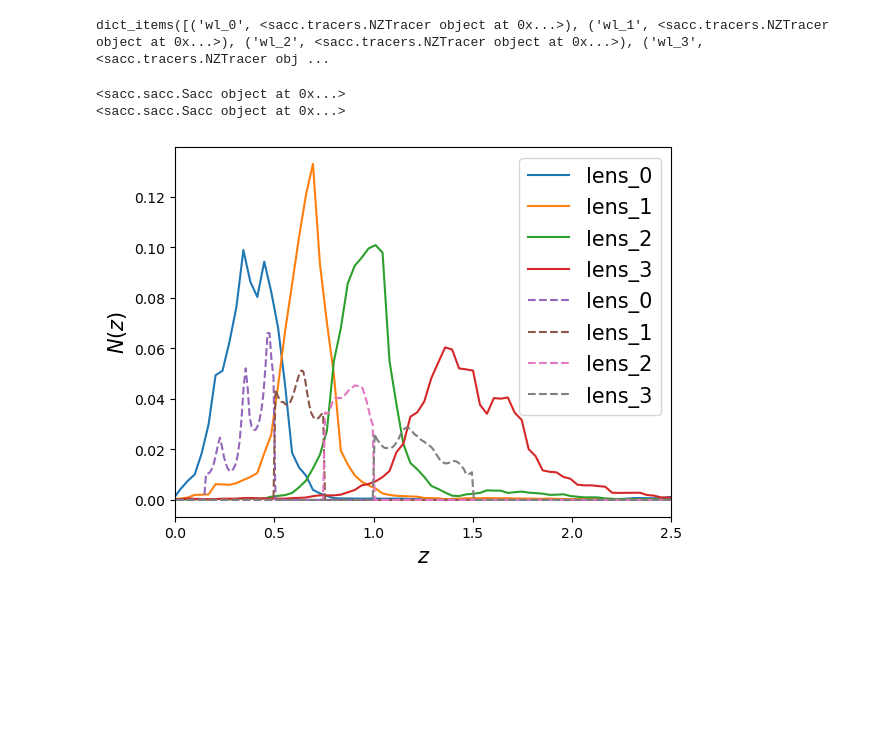
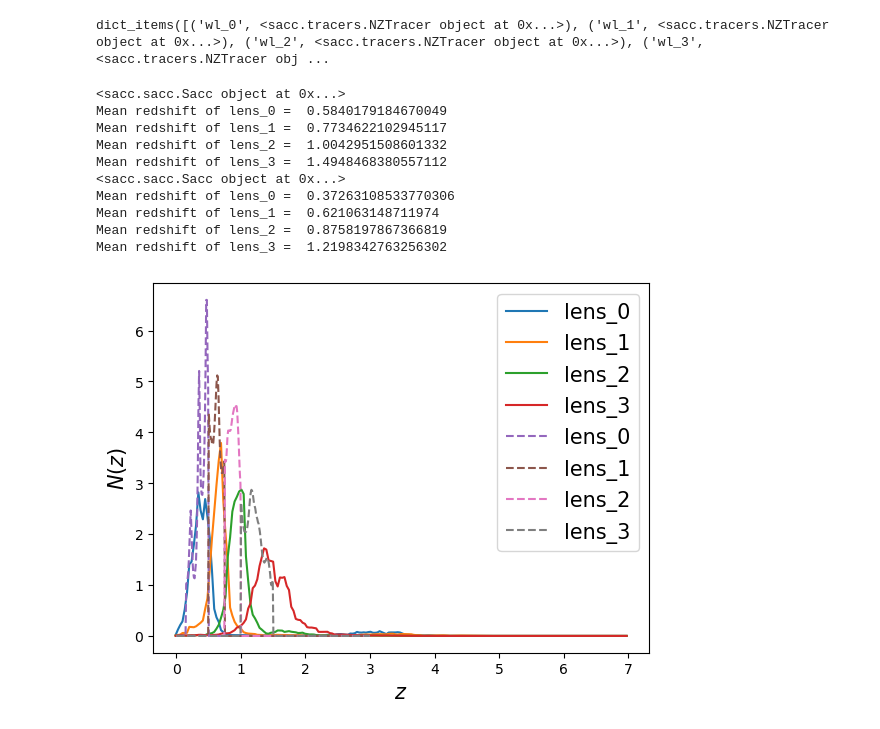
Before and after one commit to davsan06/HSC-PDR1-3x2pt-harmonic-methods, a Jupyter notebook: analysis/NB Lens Redshift Distribution Estimation.ipynb, the cells around one changed output. Cells and saved outputs as stored; diff of their text form; code cells hidden in the pictures; blank space fills up the shorter version.

```diff
--- a/analysis/NB Lens Redshift Distribution Estimation.ipynb
+++ b/analysis/NB Lens Redshift Distribution Estimation.ipynb
@@ -292,11 +292,15 @@ for ind, method in enumerate(methods.keys()):
                                 histtype='step',
                                 color=colors[zbin],
                                 linewidth=2)
+        # Compute the area under nz distribution
+        area = np.sum(nz*(z[1:]-z[:-1]))
         # Compute the center of the z bins
         z = 0.5*(z[1:]+z[:-1])
-        print(z)
+        # print(z)
         # Set to 0 any negative value in nz
         nz[nz<0] = 0
+        # Set to 0 the values n(z > 2.5) = 0
+        nz[z>2.5] = 0
         if zbin == 0:
             file = np.vstack([z,nz])
         else:
@@ -472,24 +476,36 @@ dict_items([('wl_0', <sacc.tracers.NZTracer object at 0x...>), ('wl_1', <sacc.tr
 # %%
 plt.figure()
 linestyles = ['-', '--', '-.', ':']
 k = 0
 for s in [sacc_ephor, sacc_true]:
     print(s)
     ls = linestyles[k]
     for i_t, (n, t) in enumerate(s.tracers.items()):
         if 'lens' in n:
             z = t.z
             nz = t.nz
-            # Normalize nz distribution
-            nz = nz/np.sum(nz)
+            # Normalize nz area to 1
+            nz = nz/np.trapz(nz, z)
+            # Compute the mean redshift
+            z_mean = np.trapz(z*nz, z)
+            # Print the mean redshift
+            print('Mean redshift of '+n+' = ', z_mean)
             plt.plot(z, nz, label=n, linestyle=ls)
     k+=1
-plt.xlim([0, 2.5])
+# plt.xlim([0, 2.5])
 plt.xlabel(r'$z$', fontsize=15)
 plt.ylabel(r'$N(z)$', fontsize=15)
 plt.legend(fontsize=15)
 plt.show()
 # %% [output]
 <sacc.sacc.Sacc object at 0x...>
+Mean redshift of lens_0 =  0.5840179184670049
+Mean redshift of lens_1 =  0.7734622102945117
+Mean redshift of lens_2 =  1.0042951508601332
+Mean redshift of lens_3 =  1.4948468380557112
 <sacc.sacc.Sacc object at 0x...>
+Mean redshift of lens_0 =  0.37263108533770306
+Mean redshift of lens_1 =  0.621063148711974
+Mean redshift of lens_2 =  0.8758197867366819
+Mean redshift of lens_3 =  1.2198342763256302
-[figure, old version]
+[figure, new version]
```
Also changed, not shown: parts of 3 cells of this notebook.
